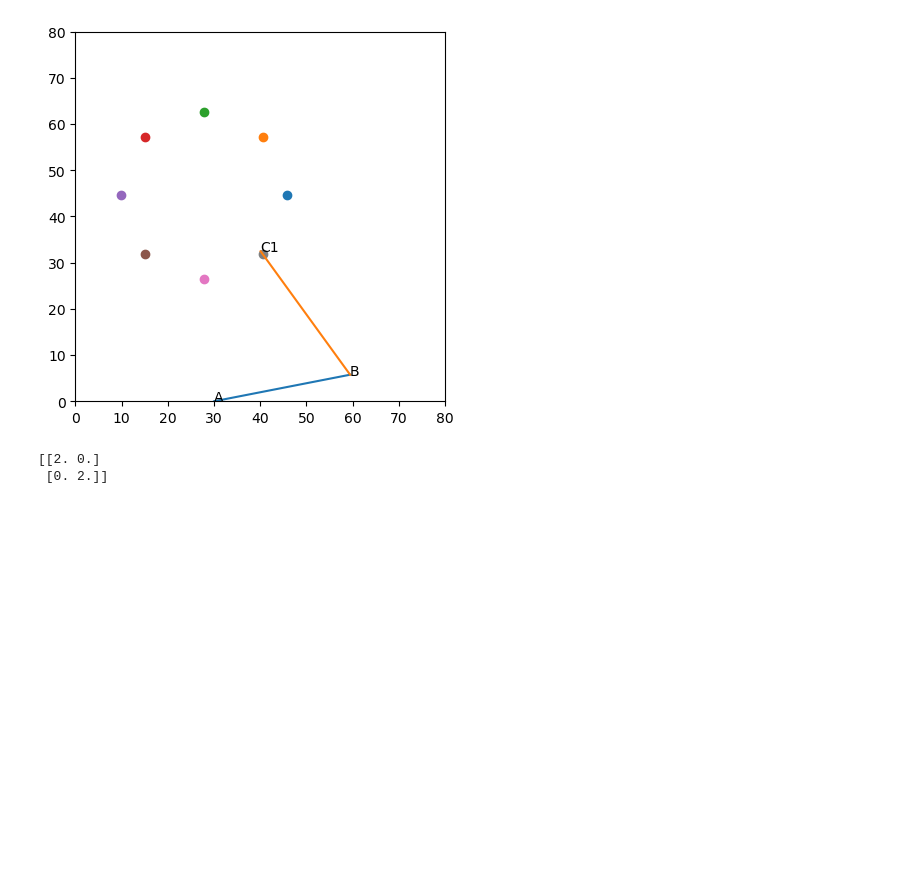
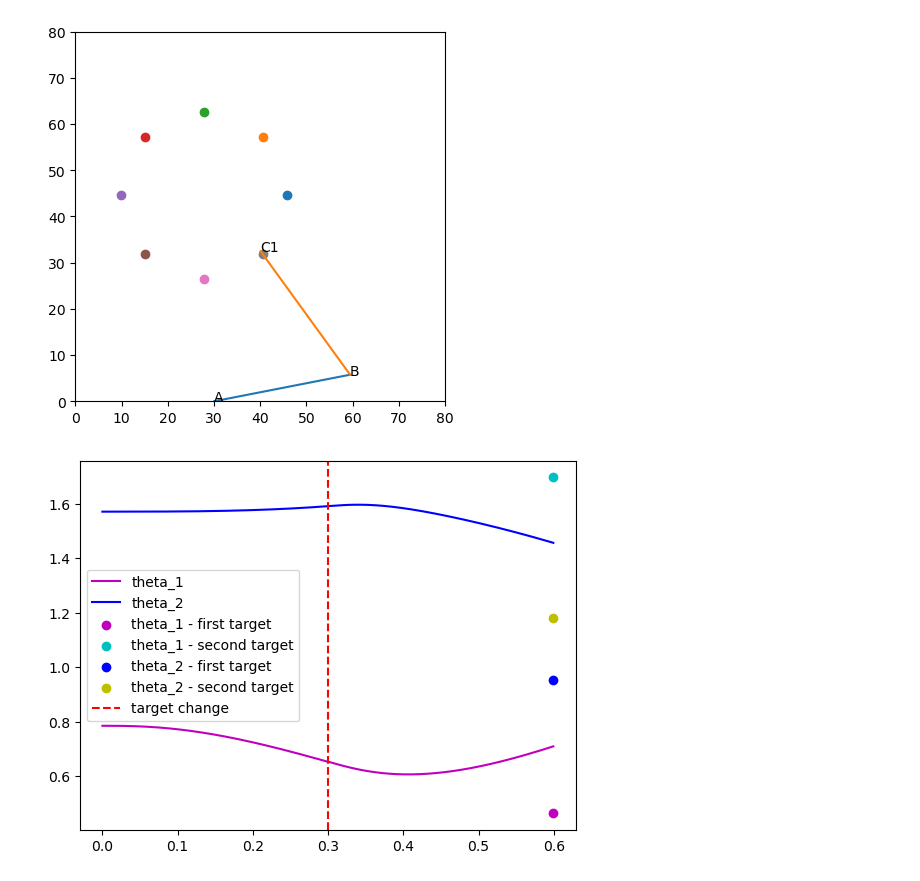
Before and after one commit to AcaAac/Neuroscience-EPL, a Jupyter notebook: P1_V3.ipynb, the cells around one changed output. Saved outputs shown, nothing was run; the diff lists cells and outputs as text; code cells hidden in the pictures; blank space fills up the shorter version.

Commit message:
with the target jump

```diff
--- a/P1_V3.ipynb
+++ b/P1_V3.ipynb
@@ -430,7 +430,70 @@ plt.show()
 [figure]
 [figure]
 # %%
-print(2*np.eye(2))
+### Implement visual perturbations ###
+
+theta_1 = np.pi/4
+theta_2 = np.pi/2
+theta_dot_1 = 0
+theta_dot_2 = 0
+T_1 = 0
+T_2 = 0
+
+A_primary = matrix = np.array([
+    0, 0, 1, 0, 0, 0,
+    0, 0, 0, 1, 0, 0,
+    0, 0, -0.093353, -3.547423, 7.46826, -7.46826,
+    0, 0, -2.991867, 14.658535, -7.46826, 29.6904,
+    0, 0, 0, 0, -16.6667, 0,
+    0, 0, 0, 0, 0, -16.6667
+]).reshape(6, 6)
+
+
+B_primary = np.array([0, 0, 0, 0, 0, 0, 0, 0, 1/tau, 0, 0, 1/tau]).reshape(6, 2)
+
+# A = [A*dt + eye(6) , 0 ; 0 , eye(6)]
+A = np.concatenate((A_primary * dt + np.eye(6), np.zeros((6, 6))), axis=1)
+A = np.concatenate((A, np.concatenate((np.zeros((6, 6)), np.eye(6)), axis=1)), axis=0)
+B = np.concatenate((B_primary * dt, np.zeros((6,2))), axis=0)
+#print("A matrix : ","\n",A)
+#print("B vector : ","\n",B)
+# print("A shape : ", A.shape)
+# print("B shape : ", B.shape)
+
+weights = np.array([10**6,10**6,10**5,10**5,1,1])
+Q = cost_matrix(weights, 12)
+
+Qk = np.zeros((12,12))
+R = 0.0001
+N = 1000
+(L, S) = backwards_optimal_control(N, A, B, Q, Qk, R, 12)
+
+# the subject aims to the first target until half of the movement
+x = np.zeros((N,12,1))
+x1 = np.zeros((N//2,12,1))
+x1[0,:,:] = np.array([theta_1, theta_2, theta_dot_1, theta_dot_2, T_1, T_2, angles[0,1], angles[1,1], 0, 0, 0, 0]).reshape((12,1))
+x1 = forward_optimal_control(N//2, A, B, R, L, x1, 12)
+#print(x1[N//2-1,4,0])
+x2 = np.zeros((N//2,12,1))
+x2[0,:,:] = np.array([x1[N//2-1,0,0], x1[N//2-1,1,0], x1[N//2-1,2,0], x1[N//2-1,3,0], x1[N//2-1,4,0], x1[N//2-1,5,0], angles[0,6], angles[1,6], 0, 0, 0, 0]).reshape((12,1))
+x2 = forward_optimal_control(N//2, A, B, R, L, x2, 12)
+
+# unite the 2 parts
+x[0:N//2,:,:] = x1
+x[N//2:N,:,:] = x2
+
+time = 0.6 # seconds
+x_axis = np.arange(0, time, time/N)
+plt.plot(x_axis, x[:,0,0], color = 'm', label = "theta_1")
+plt.plot(x_axis, x[:,1,0], color = 'b', label = "theta_2")
+# plot target angles
+plt.scatter(x_axis[-1], angles[0,1], color = 'm', label = "theta_1 - first target")
+plt.scatter(x_axis[-1], angles[1,1], color = 'c', label = "theta_1 - second target")
+plt.scatter(x_axis[-1], angles[0,6], color = 'b', label = "theta_2 - first target")
+plt.scatter(x_axis[-1], angles[1,6], color = 'y', label = "theta_2 - second target")
+# changing time
+plt.axvline(x = time/2, color = 'r', linestyle = "--", label = 'target change')
+plt.legend()
+plt.show()
 # %% [output]
-[[2. 0.]
- [0. 2.]]
+[figure, added]
```
